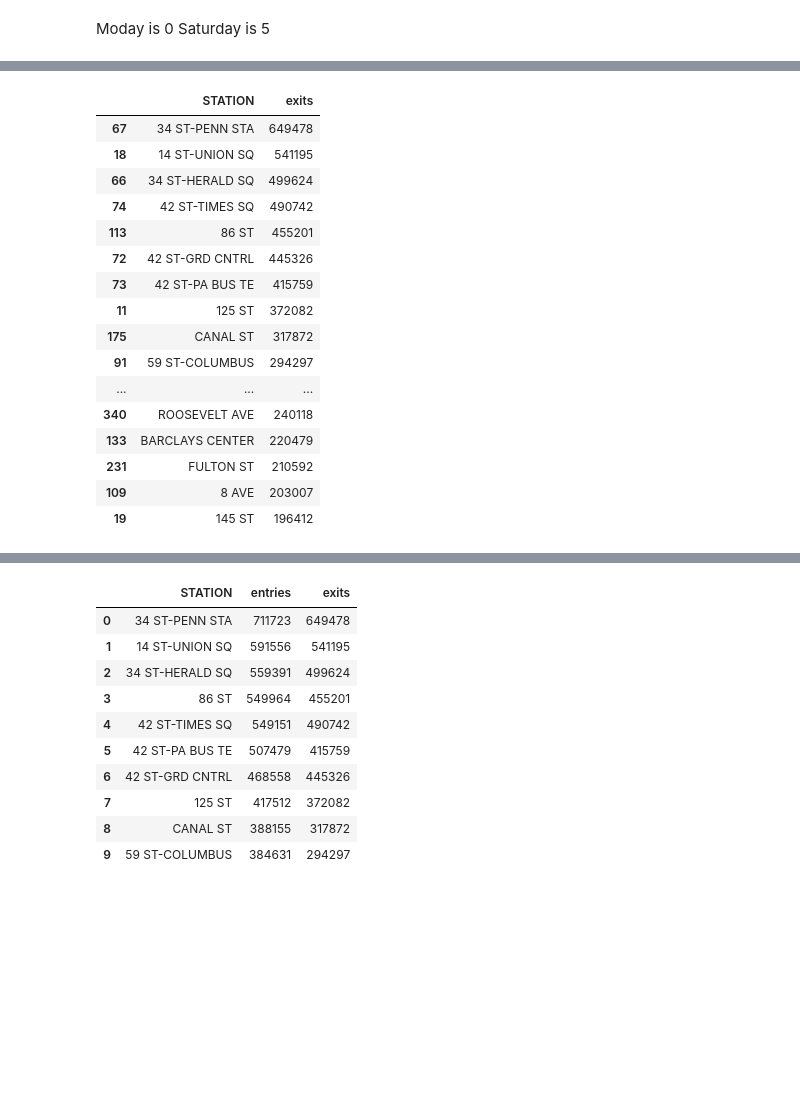
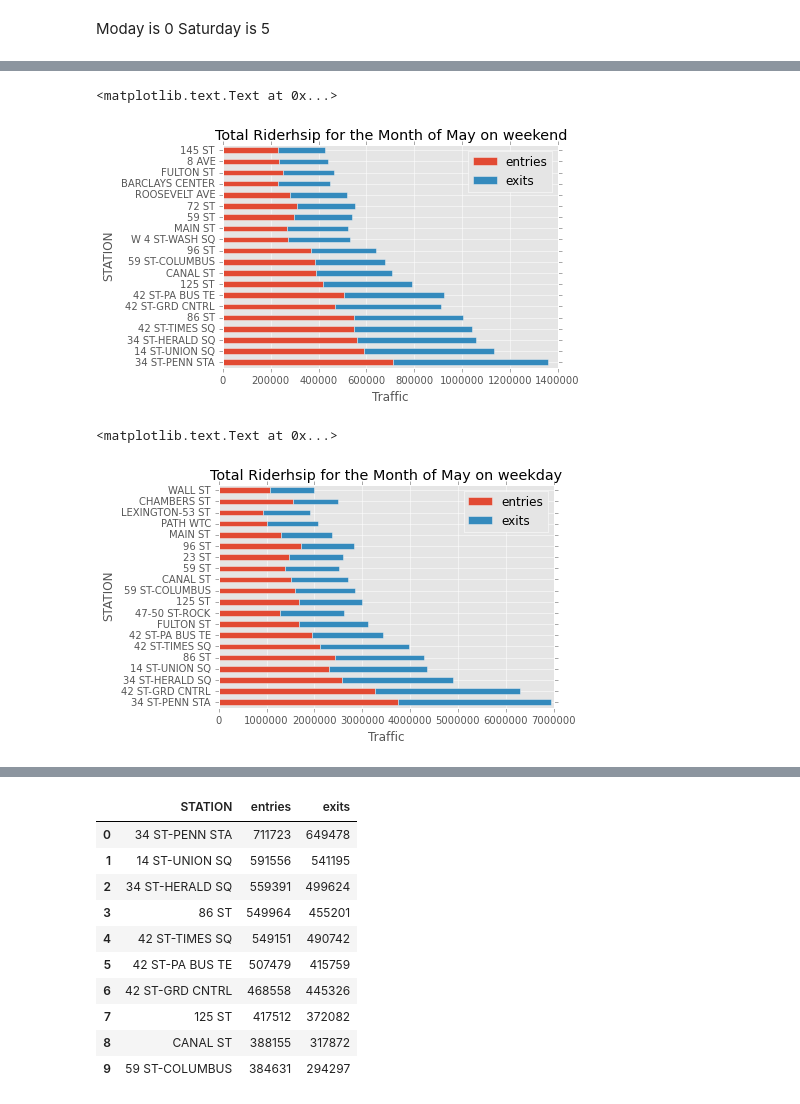
Before and after one commit to npatta01/MTA-Analysis, a Jupyter notebook: benson.ipynb, the cells around one changed output, grey strips where cells are left out. Cells and saved outputs as stored; diff of their text form; code cells hidden in the pictures; blank space fills up the shorter version.

```diff
--- a/benson.ipynb
+++ b/benson.ipynb
@@ -240,26 +173,14 @@ wday_exits.head(20)
-# %%
-weekend_exits=weekend_date_df[['STATION','EXITSn_hourly']].groupby(['STATION']).agg({'EXITSn_hourly':sum})
-weekend_exits=weekend_exits.reset_index()
-
-weekend_exits=weekend_exits.sort('EXITSn_hourly',ascending=False)
-weekend_exits.rename(columns={'EXITSn_hourly':'exits'}, inplace=True)
-
-weekend_exits.head(20)
-# %% [output]
-|  | STATION | exits |
-| 67 | 34 ST-PENN STA | 649478 |
-| 18 | 14 ST-UNION SQ | 541195 |
-| 66 | 34 ST-HERALD SQ | 499624 |
-| 74 | 42 ST-TIMES SQ | 490742 |
-| 113 | 86 ST | 455201 |
-| 72 | 42 ST-GRD CNTRL | 445326 |
-| 73 | 42 ST-PA BUS TE | 415759 |
-| 11 | 125 ST | 372082 |
-| 175 | CANAL ST | 317872 |
-| 91 | 59 ST-COLUMBUS | 294297 |
-| ... | ... | ... |
-| 340 | ROOSEVELT AVE | 240118 |
-| 133 | BARCLAYS CENTER | 220479 |
-| 231 | FULTON ST | 210592 |
-| 109 | 8 AVE | 203007 |
-| 19 | 145 ST | 196412 |
+# %%
+fig=top_weekend_stations.plot('STATION',kind='barh',stacked=True);
+plt.title('Total Ridership for the Month of May on weekend')
+plt.xlabel('Traffic')
+# %% [output]
+<matplotlib.text.Text at 0x...>
+[figure, added]
+# %%
+fig=top_weekday_stations.plot('STATION',kind='barh',stacked=True);
+plt.title('Total Ridership for the Month of May on weekday')
+plt.xlabel('Traffic')
+# %% [output]
+<matplotlib.text.Text at 0x...>
+[figure, added]
```
Also changed, not shown: parts of 15 cells of this notebook, 6 other files.
